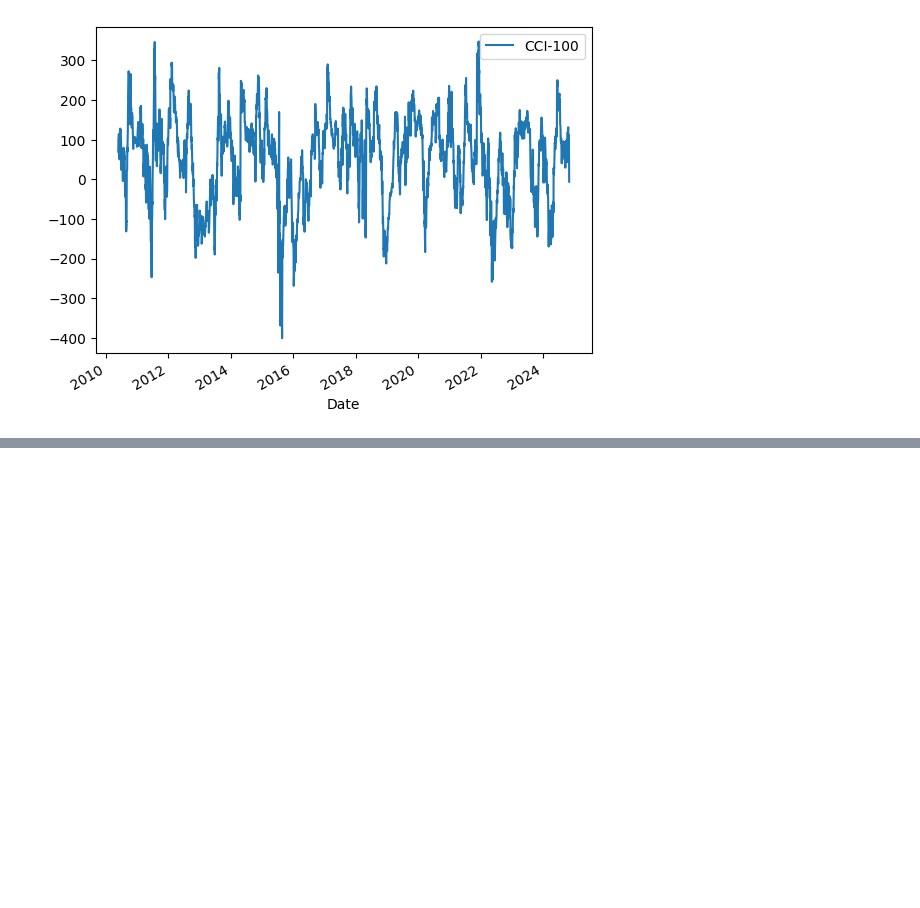
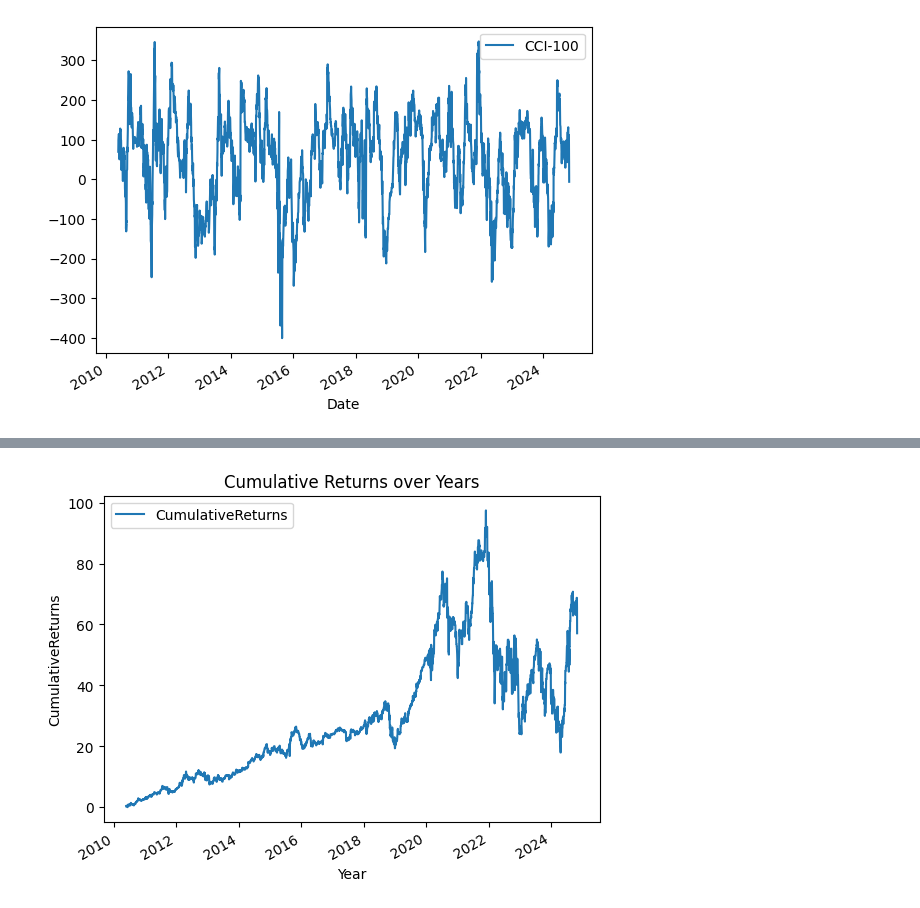
Before and after one commit to kcrachapudi/KalAnalysis, a Jupyter notebook: Jupyter/Udemy-ML-Python-Stock-Trading.ipynb, the cells around one changed output, grey strips where cells are left out. Saved outputs shown, nothing was run; the diff lists cells and outputs as text; code cells hidden in the pictures; blank space fills up the shorter version.

Commit message:
Completed Udemy-ML-Python-Stock_Trading-course

```diff
--- a/Jupyter/Udemy-ML-Python-Stock-Trading.ipynb
+++ b/Jupyter/Udemy-ML-Python-Stock-Trading.ipynb
@@ -113,0 +141,26 @@ dfData.plot(y='CCI-100')
+# %%
+#Creating a Nueral Network
+import sklearn
+from sklearn.neural_network import MLPClassifier, MLPRegressor
+from sklearn.model_selection import train_test_split
+from sklearn.metrics import mean_squared_error, r2_score, classification_report, confusion_matrix
+from math import sqrt
+
+#Fitting Indicators and Labelling
+X = dfData[dfData.columns[6:-1]].values
+y = dfData['label'].values
+
+X_train, X_test, y_train, y_test = train_test_split(X, y, test_size=0.3)
+mlp = MLPClassifier(hidden_layer_sizes=(8,8,8), activation='relu', solver='adam', max_iter=1000)
+mlp.fit(X_train, y_train)
+
+predict_train = mlp.predict(X_train)
+predict_test = mlp.predict(X_test)
+
+report_train = classification_report(y_train, predict_train)
+print('Train Data Report')
+print(report_train)
+
+report_test = classification_report(y_test, predict_test)
+print('Test Data Report')
+print(report_test)
@@ -113,0 +187,19 @@ dfData.plot(y='CCI-100')
+# %%
+#BackTesting our Model
+#Measure the returns obtained by our trading model
+
+dfData['Prediction'] = np.append(predict_train, predict_test)
+dfData['StrategyReturns'] = np.where(dfData['Prediction']=="1", dfData['open'].shift(-2)-dfData['open'].shift(-1), 0)
+
+dfData['CumulativeReturns'] = np.cumsum(dfData['StrategyReturns'])
+# %%
+dfData.plot(y='CumulativeReturns')
+# Add labels
+plt.xlabel('Year')
+plt.ylabel('CumulativeReturns')
+plt.title('Cumulative Returns over Years')
+
+# Show the plot
+plt.show()
+# %% [output]
+[figure, added]
```
Also changed, not shown: parts of 8 cells of this notebook, 1 other file.
